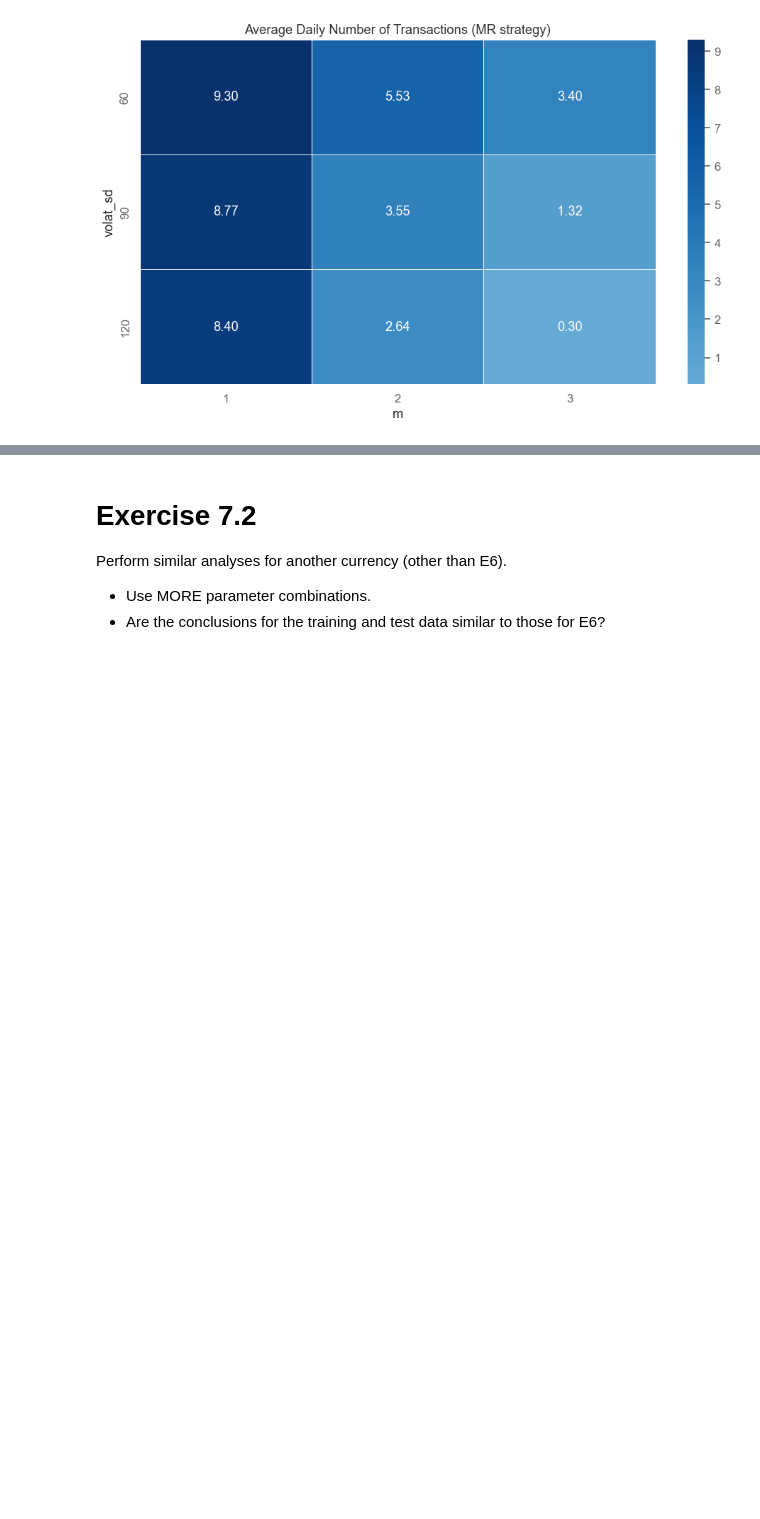
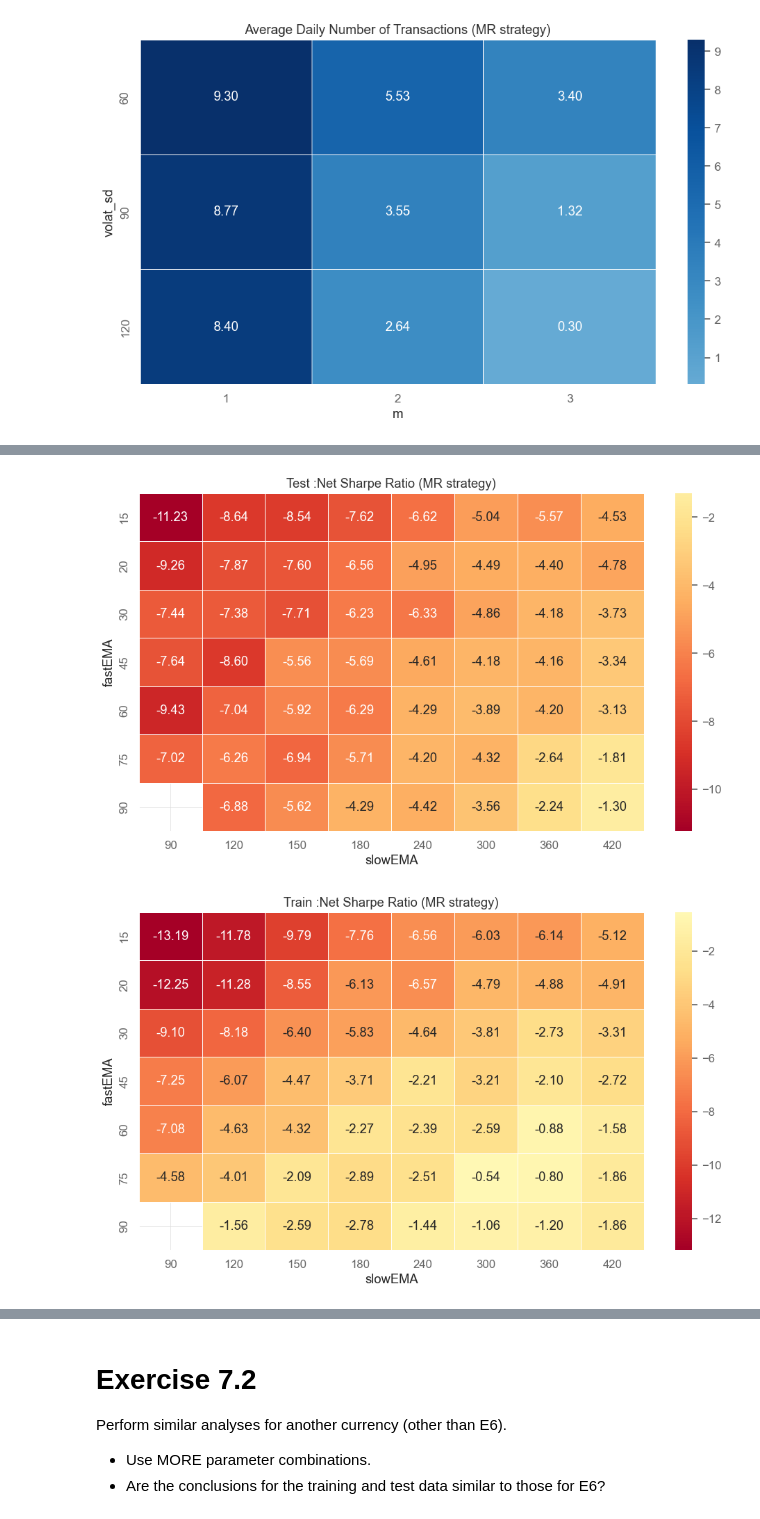
Before and after one commit to Shahahaha11/HFT-WNE, a Jupyter notebook: 07/HFD_07.ipynb, the cells around one changed output, grey strips where cells are left out. Saved outputs shown, nothing was run; the diff lists cells and outputs as text; code cells hidden in the pictures; blank space fills up the shorter version.

Commit message:
Assignment 07

```diff
--- a/07/HFD_07.ipynb
+++ b/07/HFD_07.ipynb
@@ -594,0 +622,21 @@ Check the profitability of the same strategy on the test data for E6.
+# %%
+# assumption 2
+# we do not trade during the first quarter of an hour after the break (18:00-18:15)
+# and in the last quarter of an hour before the end of the session (16:46-17:00).
+# Let's assume that we CLOSE ALL POSITIONS before the break (at 16:45).
+# so finally, the position will always be 0 between 16:46 and 18:15.
+# similarly as earlier, let's create an object named "pos_flat"
+# = 1 if position has to be flat (= 0) - we do not trade
+# = 0 otherwise
+
+# let's fill it first with zeros
+pos_flat = np.zeros(len(E6t))
+
+# Create a mask based on E6t index
+breaks = (E6t.index.time >= pd.to_datetime("16:46").time()) & (E6t.index.time <= pd.to_datetime("18:15").time())
+
+# Assign 1 to pos_flat where the breaks mask is True
+pos_flat[breaks] = 1
+
+# this way we have an array of ones and zeros. we have a one when we dont want to trade
+# and a 0 when we dont want to trade.
@@ -594,0 +804,21 @@ Check the profitability of the same strategy on the test data for E6.
+# %%
+from functions.plot_heatmap import plot_heatmap
+
+plot_heatmap(
+    tsummary_all_2MAs,
+    value_col = 'net_SR_mom',
+    index_col = 'fastEMA',
+    columns_col = 'slowEMA',
+    title = 'Test :Net Sharpe Ratio (MR strategy)'
+)
+
+plot_heatmap(
+    summary_all_2MAs,
+    value_col = 'net_SR_mom',
+    index_col = 'fastEMA',
+    columns_col = 'slowEMA',
+    title = 'Train :Net Sharpe Ratio (MR strategy)'
+    )
+# %% [output]
+[figure, added]
+[figure, added]
```
Also changed, not shown: parts of 57 cells of this notebook, 23 other files.
